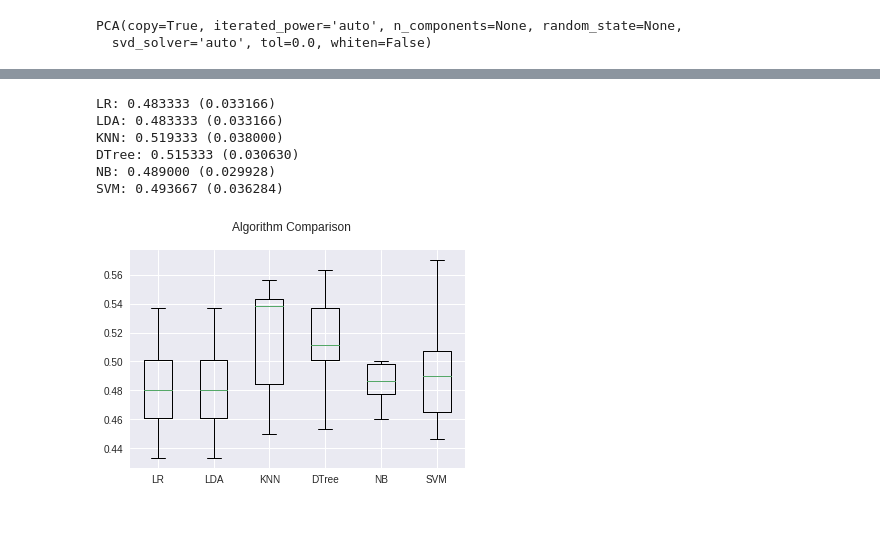
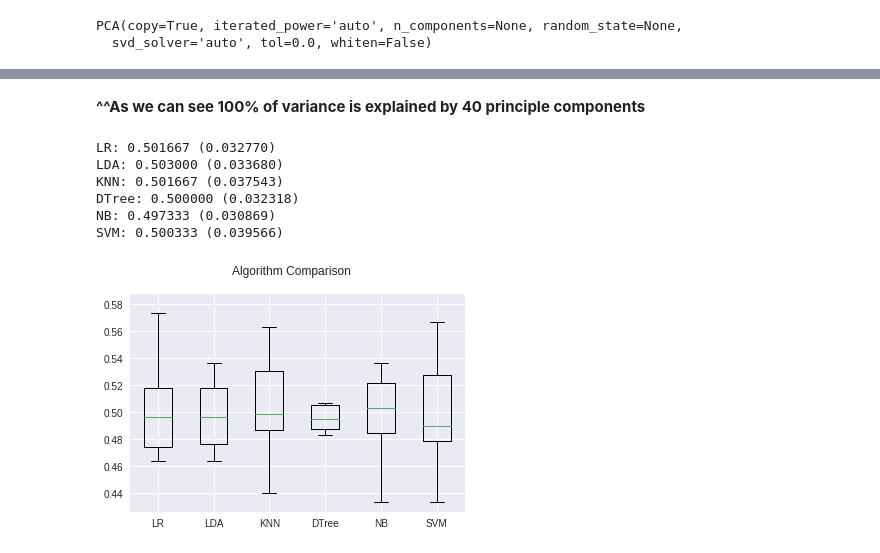
Before and after one commit to noushadkhan01/Projects, a Jupyter notebook: Machine-Learning/Clustering/KMean - Heirarchical Clustering/classify_wheather_stocks_decrease_or_increase.ipynb, the cells around one changed output, grey strips where cells are left out. Saved outputs shown, nothing was run; the diff lists cells and outputs as text; code cells hidden in the pictures; blank space fills up the shorter version.

```diff
--- a/Machine-Learning/Clustering/KMean - Heirarchical Clustering/classify_wheather_stocks_decrease_or_increase.ipynb
+++ b/Machine-Learning/Clustering/KMean - Heirarchical Clustering/classify_wheather_stocks_decrease_or_increase.ipynb
@@ -416,12 +425,14 @@ array([5.04237706e-01, 1.74421837e-01, 1.25954588e-01, 4.22752545e-02,
+# %% [markdown]
+**^^As we can see 100% of variance is explained by 40 principle components**
 # %%
-pca = PCA(2)
+pca = PCA(30)
 X_pca = pca.fit_transform(X_scaled)
 bestClassifier(X_pca, y)
 # %% [output]
-LR: 0.483333 (0.033166)
-LDA: 0.483333 (0.033166)
-KNN: 0.519333 (0.038000)
-DTree: 0.515333 (0.030630)
-NB: 0.489000 (0.029928)
-SVM: 0.493667 (0.036284)
+LR: 0.501667 (0.032770)
+LDA: 0.503000 (0.033680)
+KNN: 0.501667 (0.037543)
+DTree: 0.500000 (0.032318)
+NB: 0.497333 (0.030869)
+SVM: 0.500333 (0.039566)
-[figure, old version]
+[figure, new version]
```
Also changed, not shown: parts of 4 cells of this notebook.
